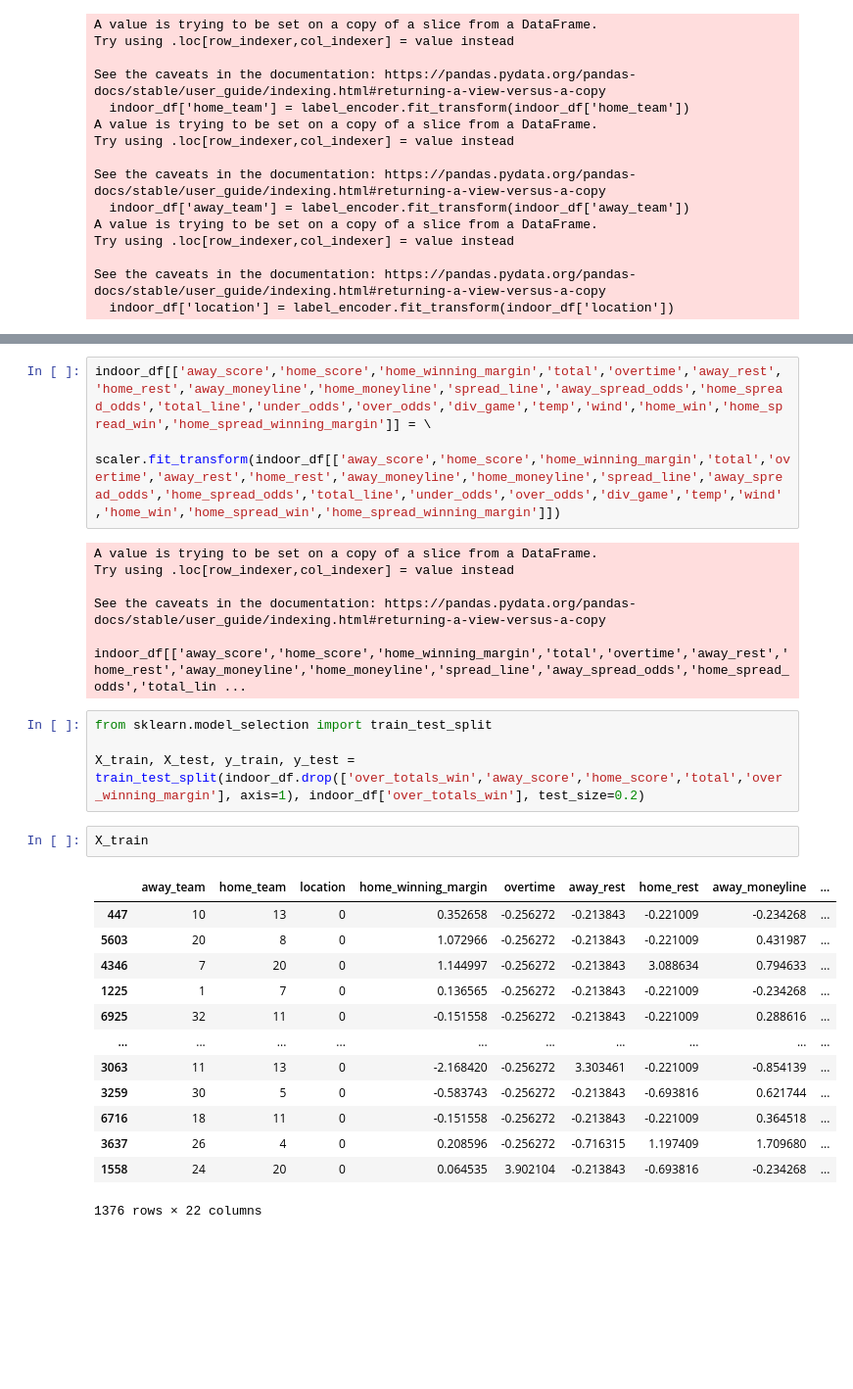
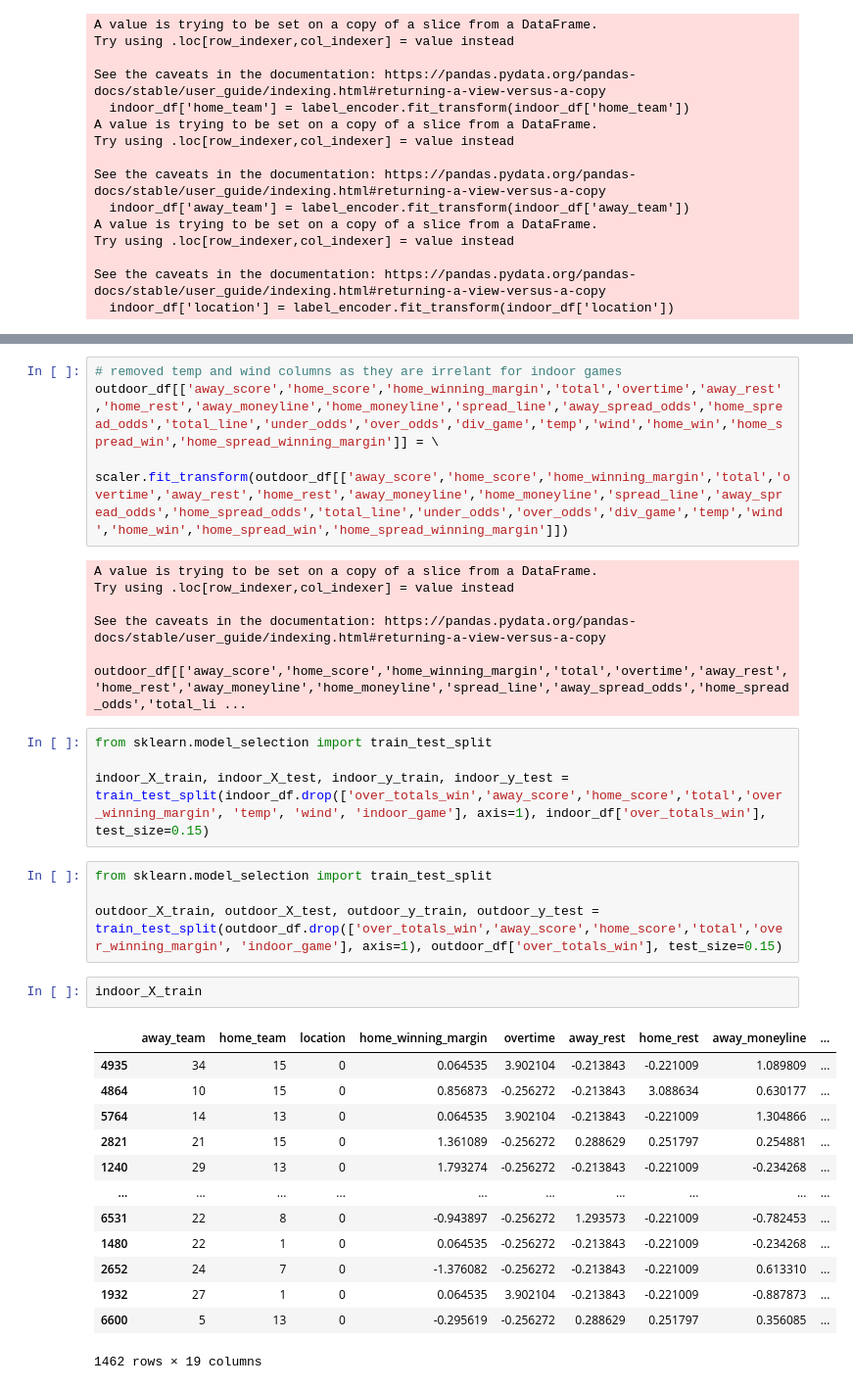
Before and after one commit to markgill17/Artefact, a Jupyter notebook: ArtefactDataset.ipynb, the cells around one changed output, grey strips where cells are left out. Shown at 98% size. Saved outputs shown, nothing was run; the diff lists cells and outputs as text; blank space fills up the shorter version.

```diff
--- a/ArtefactDataset.ipynb
+++ b/ArtefactDataset.ipynb
@@ -160,30 +191,35 @@ See the caveats in the documentation: https://pandas.pydata.org/pandas-docs/stab
 # %%
-indoor_df[['away_score','home_score','home_winning_margin','total','overtime','away_rest','home_rest','away_moneyline','home_moneyline','spread_line','away_spread_odds','home_spread_odds','total_line','under_odds','over_odds','div_game','temp','wind','home_win','home_spread_win','home_spread_winning_margin']] = \
-    scaler.fit_transform(indoor_df[['away_score','home_score','home_winning_margin','total','overtime','away_rest','home_rest','away_moneyline','home_moneyline','spread_line','away_spread_odds','home_spread_odds','total_line','under_odds','over_odds','div_game','temp','wind','home_win','home_spread_win','home_spread_winning_margin']])
+# removed temp and wind columns as they are irrelant for indoor games
+outdoor_df[['away_score','home_score','home_winning_margin','total','overtime','away_rest','home_rest','away_moneyline','home_moneyline','spread_line','away_spread_odds','home_spread_odds','total_line','under_odds','over_odds','div_game','temp','wind','home_win','home_spread_win','home_spread_winning_margin']] = \
+    scaler.fit_transform(outdoor_df[['away_score','home_score','home_winning_margin','total','overtime','away_rest','home_rest','away_moneyline','home_moneyline','spread_line','away_spread_odds','home_spread_odds','total_line','under_odds','over_odds','div_game','temp','wind','home_win','home_spread_win','home_spread_winning_margin']])
 # %% [output]
 A value is trying to be set on a copy of a slice from a DataFrame.
 Try using .loc[row_indexer,col_indexer] = value instead
 
 See the caveats in the documentation: https://pandas.pydata.org/pandas-docs/stable/user_guide/indexing.html#returning-a-view-versus-a-copy
-  indoor_df[['away_score','home_score','home_winning_margin','total','overtime','away_rest','home_rest','away_moneyline','home_moneyline','spread_line','away_spread_odds','home_spread_odds','total_lin ...
+  outdoor_df[['away_score','home_score','home_winning_margin','total','overtime','away_rest','home_rest','away_moneyline','home_moneyline','spread_line','away_spread_odds','home_spread_odds','total_li ...
 # %%
 from sklearn.model_selection import train_test_split
 
-X_train, X_test, y_train, y_test = train_test_split(indoor_df.drop(['over_totals_win','away_score','home_score','total','over_winning_margin'], axis=1), indoor_df['over_totals_win'], test_size=0.2)
+indoor_X_train, indoor_X_test, indoor_y_train, indoor_y_test = train_test_split(indoor_df.drop(['over_totals_win','away_score','home_score','total','over_winning_margin', 'temp', 'wind', 'indoor_game'], axis=1), indoor_df['over_totals_win'], test_size=0.15)
-# %%
-X_train
-# %% [output]
-|  | away_team | home_team | location | home_winning_margin | overtime | away_rest | home_rest | away_moneyline | ... |
-| 447 | 10 | 13 | 0 | 0.352658 | -0.256272 | -0.213843 | -0.221009 | -0.234268 | ... |
-| 5603 | 20 | 8 | 0 | 1.072966 | -0.256272 | -0.213843 | -0.221009 | 0.431987 | ... |
-| 4346 | 7 | 20 | 0 | 1.144997 | -0.256272 | -0.213843 | 3.088634 | 0.794633 | ... |
-| 1225 | 1 | 7 | 0 | 0.136565 | -0.256272 | -0.213843 | -0.221009 | -0.234268 | ... |
-| 6925 | 32 | 11 | 0 | -0.151558 | -0.256272 | -0.213843 | -0.221009 | 0.288616 | ... |
-| ... | ... | ... | ... | ... | ... | ... | ... | ... | ... |
-| 3063 | 11 | 13 | 0 | -2.168420 | -0.256272 | 3.303461 | -0.221009 | -0.854139 | ... |
-| 3259 | 30 | 5 | 0 | -0.583743 | -0.256272 | -0.213843 | -0.693816 | 0.621744 | ... |
-| 6716 | 18 | 11 | 0 | -0.151558 | -0.256272 | -0.213843 | -0.221009 | 0.364518 | ... |
-| 3637 | 26 | 4 | 0 | 0.208596 | -0.256272 | -0.716315 | 1.197409 | 1.709680 | ... |
-| 1558 | 24 | 20 | 0 | 0.064535 | 3.902104 | -0.213843 | -0.693816 | -0.234268 | ... |
-1376 rows × 22 columns
+# %%
+from sklearn.model_selection import train_test_split
+
+outdoor_X_train, outdoor_X_test, outdoor_y_train, outdoor_y_test = train_test_split(outdoor_df.drop(['over_totals_win','away_score','home_score','total','over_winning_margin', 'indoor_game'], axis=1), outdoor_df['over_totals_win'], test_size=0.15)
+# %%
+indoor_X_train
+# %% [output]
+|  | away_team | home_team | location | home_winning_margin | overtime | away_rest | home_rest | away_moneyline | ... |
+| 4935 | 34 | 15 | 0 | 0.064535 | 3.902104 | -0.213843 | -0.221009 | 1.089809 | ... |
+| 4864 | 10 | 15 | 0 | 0.856873 | -0.256272 | -0.213843 | 3.088634 | 0.630177 | ... |
+| 5764 | 14 | 13 | 0 | 0.064535 | 3.902104 | -0.213843 | -0.221009 | 1.304866 | ... |
+| 2821 | 21 | 15 | 0 | 1.361089 | -0.256272 | 0.288629 | 0.251797 | 0.254881 | ... |
+| 1240 | 29 | 13 | 0 | 1.793274 | -0.256272 | -0.213843 | -0.221009 | -0.234268 | ... |
+| ... | ... | ... | ... | ... | ... | ... | ... | ... | ... |
+| 6531 | 22 | 8 | 0 | -0.943897 | -0.256272 | 1.293573 | -0.221009 | -0.782453 | ... |
+| 1480 | 22 | 1 | 0 | 0.064535 | -0.256272 | -0.213843 | -0.221009 | -0.234268 | ... |
+| 2652 | 24 | 7 | 0 | -1.376082 | -0.256272 | -0.213843 | -0.221009 | 0.613310 | ... |
+| 1932 | 27 | 1 | 0 | 0.064535 | 3.902104 | -0.213843 | -0.221009 | -0.887873 | ... |
+| 6600 | 5 | 13 | 0 | -0.295619 | -0.256272 | 0.288629 | 0.251797 | 0.356085 | ... |
+1462 rows × 19 columns
 # %%
```
Also changed, not shown: parts of 13 cells of this notebook.
